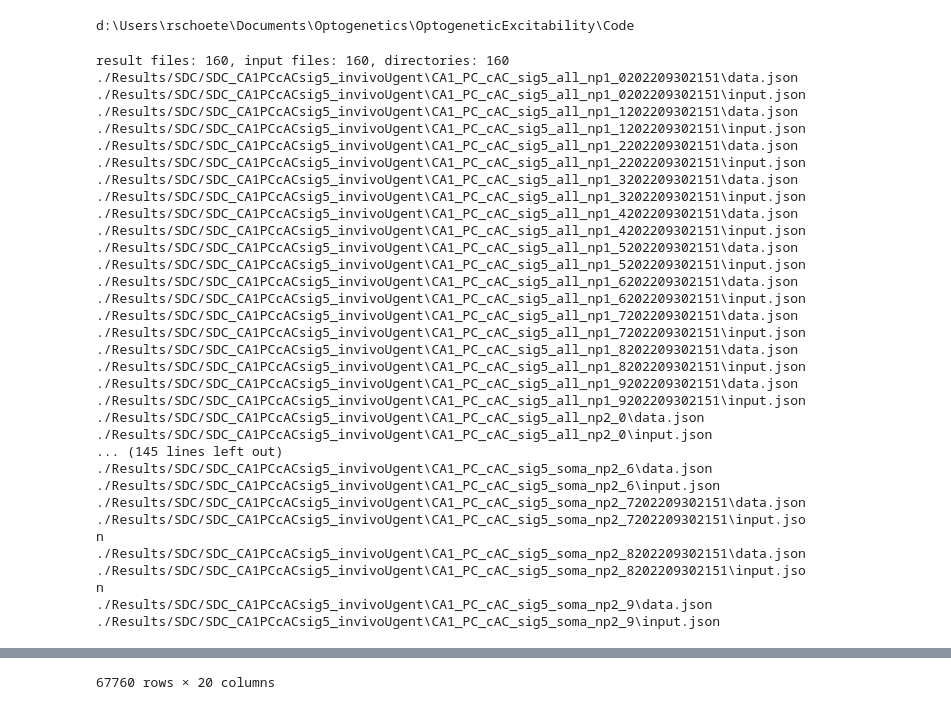
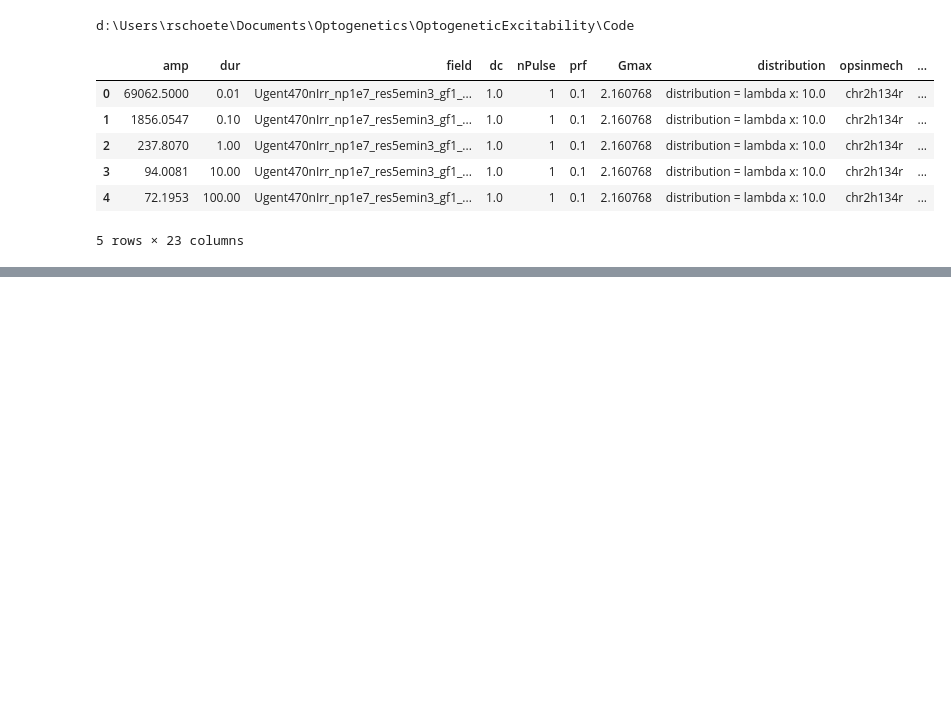
Before and after one commit to Rschoete/3DOptogeneticStimulationCA1_public, a Jupyter notebook: Analyses/SDC/analyse_ugentinvivo.ipynb, the cells around one changed output, grey strips where cells are left out. Drawn from its saved outputs; the diff is of its cells as text; code cells hidden in the pictures; blank space fills up the shorter version.

```diff
--- a/Analyses/SDC/analyse_ugentinvivo.ipynb
+++ b/Analyses/SDC/analyse_ugentinvivo.ipynb
@@ -13,5 +94,5 @@ d:\Users\rschoete\Documents\Optogenetics\OptogeneticExcitability\Code
 # %%
-
+#Load data
 filepath = './Results/SDC/SDC_CA1PCcACsig5_invivoUgent'
 savename = os.path.join(filepath,'all_data.csv')
 
@@ -22,7 +103,7 @@ settings_options = ['seed','celsius','dt']
 opsin_options = ['Gmax','distribution','opsinmech','distribution_method','opsinlocations']
 field_options = ['field','dc','nPulse','prf']
 result = ['amp','dur']
-all_columns = result+field_options+opsin_options+cell_init_options+positional_input
+all_columns = result+field_options+opsin_options+cell_init_options+positional_input+settings_options
 
 # opsinlocations to single word
 opsinLocation_map = {'1000':'soma','0100':'axon','0010':'apic','0001':'dend','0011':'alldend','1111':'allsec'}
@@ -43,48 +124,41 @@ if recollect:
             mydata = json.load(f)
         with open(input_path,'r') as f:
             myinput = json.load(f)
 
         # store global input info
         cell_init_dict = {key: myinput['info']['settings']['cellsopt']['init_options'][key.rsplit('_',1)[0]] for key in cell_init_options}
         settings_dict = {key: myinput['info']['settings'][key] for key in settings_options}
         opsin_dict = {**{opsin_options[0]:myinput['info']['settings']['cellsopt']['opsin_options'][opsin_options[0]+'_total']},**{key: myinput['info']['settings']['cellsopt']['opsin_options'][key] for key in opsin_options[1:]}}
         field_dict = {field_options[0]:myinput['info']['settings']['stimopt']['Ostimparams']['filepath'].rsplit('/',1)[-1].rsplit('.txt',1)[0],
         field_options[1]:myinput['info']['settings']['analysesopt']['SDOptogenx']['options'][field_options[1]+'_sdc'],
         field_options[2]:myinput['info']['settings']['analysesopt']['SDOptogenx']['r_p'.join(field_options[2].split('P'))+'OI'],
         field_options[3]:myinput['info']['settings']['stimopt']['Ostimparams']['options'][field_options[3]]}
 
         opsin_dict['opsinlocations'] = opsinLocation_map[''.join([str(int(any([loc in oloc for oloc in opsin_dict['opsinlocations']]))) for loc in list(opsinLocation_map.values())[:4]])]
 
         info_dict = {**field_dict,**opsin_dict,**cell_init_dict,**settings_dict}
 
         # store simulation specific info and add to dataframe
         durs = myinput["info"]['settings']['analysesopt']['SDOptogenx']["durs"]
         for k in mydata.keys():
             cellPos_dict = {**{key:myinput[k]['xT'][i]for i,key in enumerate(positional_input[0:3])},**{key:myinput[k][key]for key in positional_input[3:]}}
             for amp,dur in zip(mydata[k]["SDcurve"]["Optogenx"],durs):
                 result_dict = {result[0]:amp, result[1]:dur}
                 intm = pd.DataFrame({**result_dict,**cellPos_dict,**info_dict},index=[0],columns=all_columns)
                 master_df = pd.concat([master_df,pd.DataFrame({**result_dict,**cellPos_dict,**info_dict},index=[0],columns=all_columns)])
 
     master_df = master_df.reset_index(drop=True)
     master_df.to_csv(savename)
 else:
-    master_df = pd.read_csv(savename)
+    master_df = pd.read_csv(savename,index_col=0)
+
+unique_values_columns = {key: master_df[key].unique() for key in all_columns}
+master_df.head()
 # %% [output]
+|  | amp | dur | field | dc | nPulse | prf | Gmax | distribution | opsinmech | ... |
+| 0 | 69062.5000 | 0.01 | Ugent470nIrr_np1e7_res5emin3_gf1_... | 1.0 | 1 | 0.1 | 2.160768 | distribution = lambda x: 10.0 | chr2h134r | ... |
+| 1 | 1856.0547 | 0.10 | Ugent470nIrr_np1e7_res5emin3_gf1_... | 1.0 | 1 | 0.1 | 2.160768 | distribution = lambda x: 10.0 | chr2h134r | ... |
+| 2 | 237.8070 | 1.00 | Ugent470nIrr_np1e7_res5emin3_gf1_... | 1.0 | 1 | 0.1 | 2.160768 | distribution = lambda x: 10.0 | chr2h134r | ... |
+| 3 | 94.0081 | 10.00 | Ugent470nIrr_np1e7_res5emin3_gf1_... | 1.0 | 1 | 0.1 | 2.160768 | distribution = lambda x: 10.0 | chr2h134r | ... |
+| 4 | 72.1953 | 100.00 | Ugent470nIrr_np1e7_res5emin3_gf1_... | 1.0 | 1 | 0.1 | 2.160768 | distribution = lambda x: 10.0 | chr2h134r | ... |
-result files: 160, input files: 160, directories: 160
-./Results/SDC/SDC_CA1PCcACsig5_invivoUgent\CA1_PC_cAC_sig5_all_np1_0202209302151\data.json ./Results/SDC/SDC_CA1PCcACsig5_invivoUgent\CA1_PC_cAC_sig5_all_np1_0202209302151\input.json
-./Results/SDC/SDC_CA1PCcACsig5_invivoUgent\CA1_PC_cAC_sig5_all_np1_1202209302151\data.json ./Results/SDC/SDC_CA1PCcACsig5_invivoUgent\CA1_PC_cAC_sig5_all_np1_1202209302151\input.json
-./Results/SDC/SDC_CA1PCcACsig5_invivoUgent\CA1_PC_cAC_sig5_all_np1_2202209302151\data.json ./Results/SDC/SDC_CA1PCcACsig5_invivoUgent\CA1_PC_cAC_sig5_all_np1_2202209302151\input.json
-./Results/SDC/SDC_CA1PCcACsig5_invivoUgent\CA1_PC_cAC_sig5_all_np1_3202209302151\data.json ./Results/SDC/SDC_CA1PCcACsig5_invivoUgent\CA1_PC_cAC_sig5_all_np1_3202209302151\input.json
-./Results/SDC/SDC_CA1PCcACsig5_invivoUgent\CA1_PC_cAC_sig5_all_np1_4202209302151\data.json ./Results/SDC/SDC_CA1PCcACsig5_invivoUgent\CA1_PC_cAC_sig5_all_np1_4202209302151\input.json
-./Results/SDC/SDC_CA1PCcACsig5_invivoUgent\CA1_PC_cAC_sig5_all_np1_5202209302151\data.json ./Results/SDC/SDC_CA1PCcACsig5_invivoUgent\CA1_PC_cAC_sig5_all_np1_5202209302151\input.json
-./Results/SDC/SDC_CA1PCcACsig5_invivoUgent\CA1_PC_cAC_sig5_all_np1_6202209302151\data.json ./Results/SDC/SDC_CA1PCcACsig5_invivoUgent\CA1_PC_cAC_sig5_all_np1_6202209302151\input.json
-./Results/SDC/SDC_CA1PCcACsig5_invivoUgent\CA1_PC_cAC_sig5_all_np1_7202209302151\data.json ./Results/SDC/SDC_CA1PCcACsig5_invivoUgent\CA1_PC_cAC_sig5_all_np1_7202209302151\input.json
-./Results/SDC/SDC_CA1PCcACsig5_invivoUgent\CA1_PC_cAC_sig5_all_np1_8202209302151\data.json ./Results/SDC/SDC_CA1PCcACsig5_invivoUgent\CA1_PC_cAC_sig5_all_np1_8202209302151\input.json
-./Results/SDC/SDC_CA1PCcACsig5_invivoUgent\CA1_PC_cAC_sig5_all_np1_9202209302151\data.json ./Results/SDC/SDC_CA1PCcACsig5_invivoUgent\CA1_PC_cAC_sig5_all_np1_9202209302151\input.json
-./Results/SDC/SDC_CA1PCcACsig5_invivoUgent\CA1_PC_cAC_sig5_all_np2_0\data.json ./Results/SDC/SDC_CA1PCcACsig5_invivoUgent\CA1_PC_cAC_sig5_all_np2_0\input.json
-... (145 lines left out)
-./Results/SDC/SDC_CA1PCcACsig5_invivoUgent\CA1_PC_cAC_sig5_soma_np2_6\data.json ./Results/SDC/SDC_CA1PCcACsig5_invivoUgent\CA1_PC_cAC_sig5_soma_np2_6\input.json
-./Results/SDC/SDC_CA1PCcACsig5_invivoUgent\CA1_PC_cAC_sig5_soma_np2_7202209302151\data.json ./Results/SDC/SDC_CA1PCcACsig5_invivoUgent\CA1_PC_cAC_sig5_soma_np2_7202209302151\input.json
-./Results/SDC/SDC_CA1PCcACsig5_invivoUgent\CA1_PC_cAC_sig5_soma_np2_8202209302151\data.json ./Results/SDC/SDC_CA1PCcACsig5_invivoUgent\CA1_PC_cAC_sig5_soma_np2_8202209302151\input.json
-./Results/SDC/SDC_CA1PCcACsig5_invivoUgent\CA1_PC_cAC_sig5_soma_np2_9\data.json ./Results/SDC/SDC_CA1PCcACsig5_invivoUgent\CA1_PC_cAC_sig5_soma_np2_9\input.json
+5 rows × 23 columns
@@ -103 +164,0 @@ result files: 160, input files: 160, directories: 160
-67760 rows × 20 columns
```
Also changed, not shown: parts of 9 cells of this notebook.
